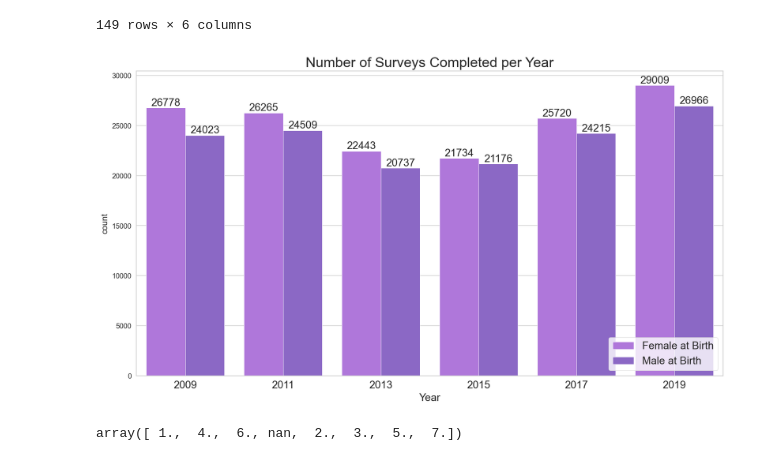
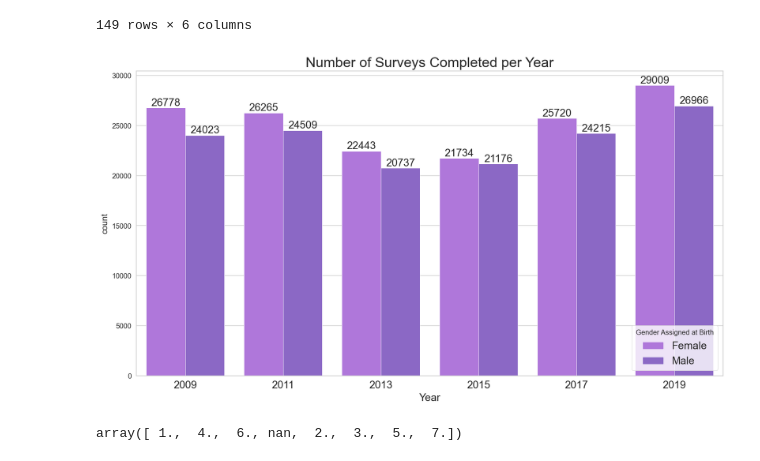
Before and after one commit to beckyepeters/risk_behaviors, a Jupyter notebook: risk_beh_eda.ipynb, the cells around one changed output. Cells and saved outputs as stored; diff of their text form; code cells hidden in the pictures.

```diff
--- a/risk_beh_eda.ipynb
+++ b/risk_beh_eda.ipynb
@@ -93,16 +98,16 @@ piv
 # %%
 fig, ax = plt.subplots(figsize=(15, 8))
 sns.countplot(data=df, x='year', hue='sex', palette=colors, ax=ax)
 
 ax.bar_label(ax.containers[0], fontsize=15, fmt='%d')
 ax.bar_label(ax.containers[1], fontsize=15, fmt='%d')
 
 ax.set_title('Number of Surveys Completed per Year', fontsize=20)
 ax.set_xticklabels(labels=[2009, 2011, 2013, 2015, 2017, 2019], fontsize=15)
 ax.set_xlabel('Year', fontsize=15)
-ax.legend(labels=['Female at Birth', 'Male at Birth'], loc='lower right', fontsize=15);
+ax.legend(title='Gender Assigned at Birth', labels=['Female', 'Male'], loc='lower right', fontsize=15);
 # %% [output]
-[figure, old version]
+[figure, new version]
 # %%
 df.age.unique()
 # %% [output]
```
Also changed, not shown: parts of 3 cells of this notebook, 9 other files.
